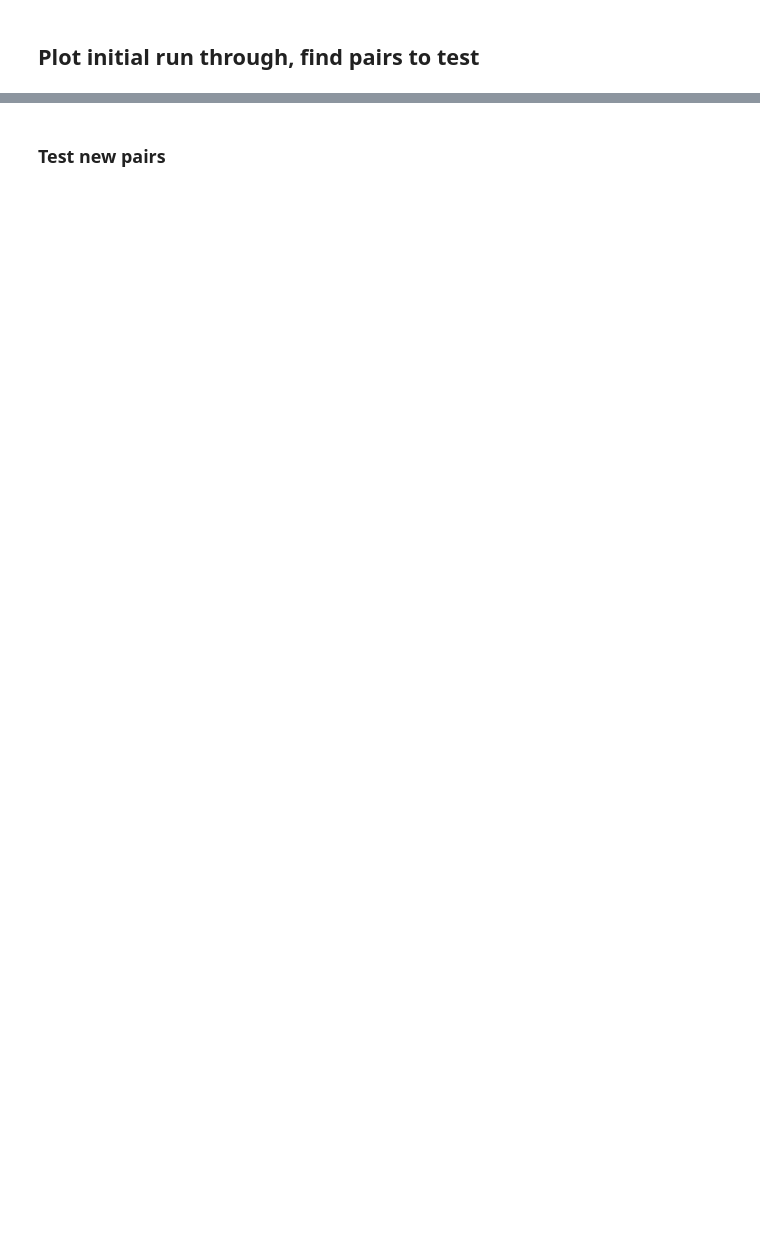
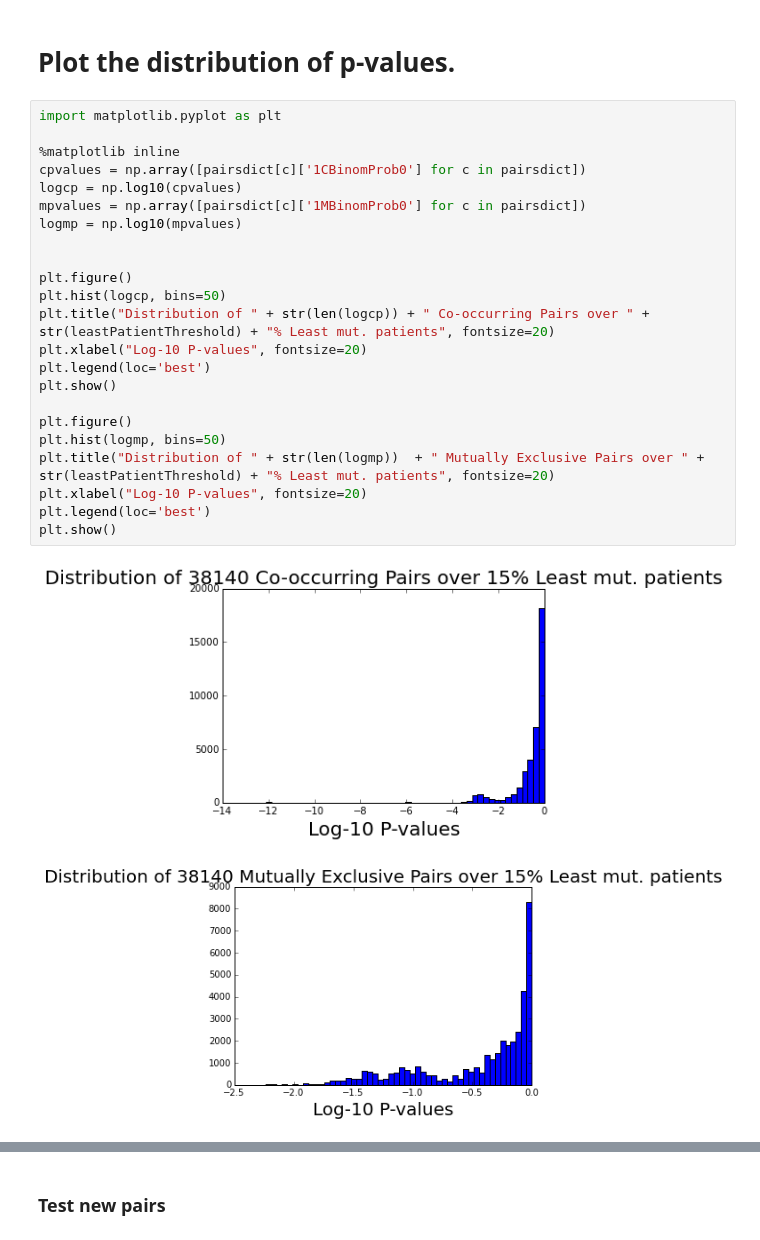
Before and after one commit to lujonathanh/coffdrop, a Jupyter notebook: Mutex_Runs.ipynb, the cells around one changed output, grey strips where cells are left out. Saved outputs shown, nothing was run; the diff lists cells and outputs as text; blank space fills up the shorter version.

```diff
--- a/Mutex_Runs.ipynb
+++ b/Mutex_Runs.ipynb
@@ -148,3 +217,29 @@ Writing to file... /Users/jlu96/conte/jlu/Analyses/CooccurImprovement/LorenzoMod
 0
-# %% [markdown]
-## Plot initial run through, find pairs to test
+# %% [markdown]
+# Plot the distribution of p-values.
+# %%
+import matplotlib.pyplot as plt
+
+%matplotlib inline
+cpvalues = np.array([pairsdict[c]['1CBinomProb0'] for c in pairsdict])
+logcp = np.log10(cpvalues)
+mpvalues = np.array([pairsdict[c]['1MBinomProb0'] for c in pairsdict])
+logmp = np.log10(mpvalues)
+
+
+plt.figure()
+plt.hist(logcp, bins=50)
+plt.title("Distribution of " + str(len(logcp)) + " Co-occurring Pairs over " + str(leastPatientThreshold) + "% Least mut. patients", fontsize=20)
+plt.xlabel("Log-10 P-values", fontsize=20)
+plt.legend(loc='best')
+plt.show()
+
+plt.figure()
+plt.hist(logmp, bins=50)
+plt.title("Distribution of " + str(len(logmp))  + " Mutually Exclusive Pairs over " + str(leastPatientThreshold) + "% Least mut. patients", fontsize=20)
+plt.xlabel("Log-10 P-values", fontsize=20)
+plt.legend(loc='best')
+plt.show()
+# %% [output]
+[figure, added]
+[figure, added]
```
Also changed, not shown: parts of 22 cells of this notebook, 10 other files.
